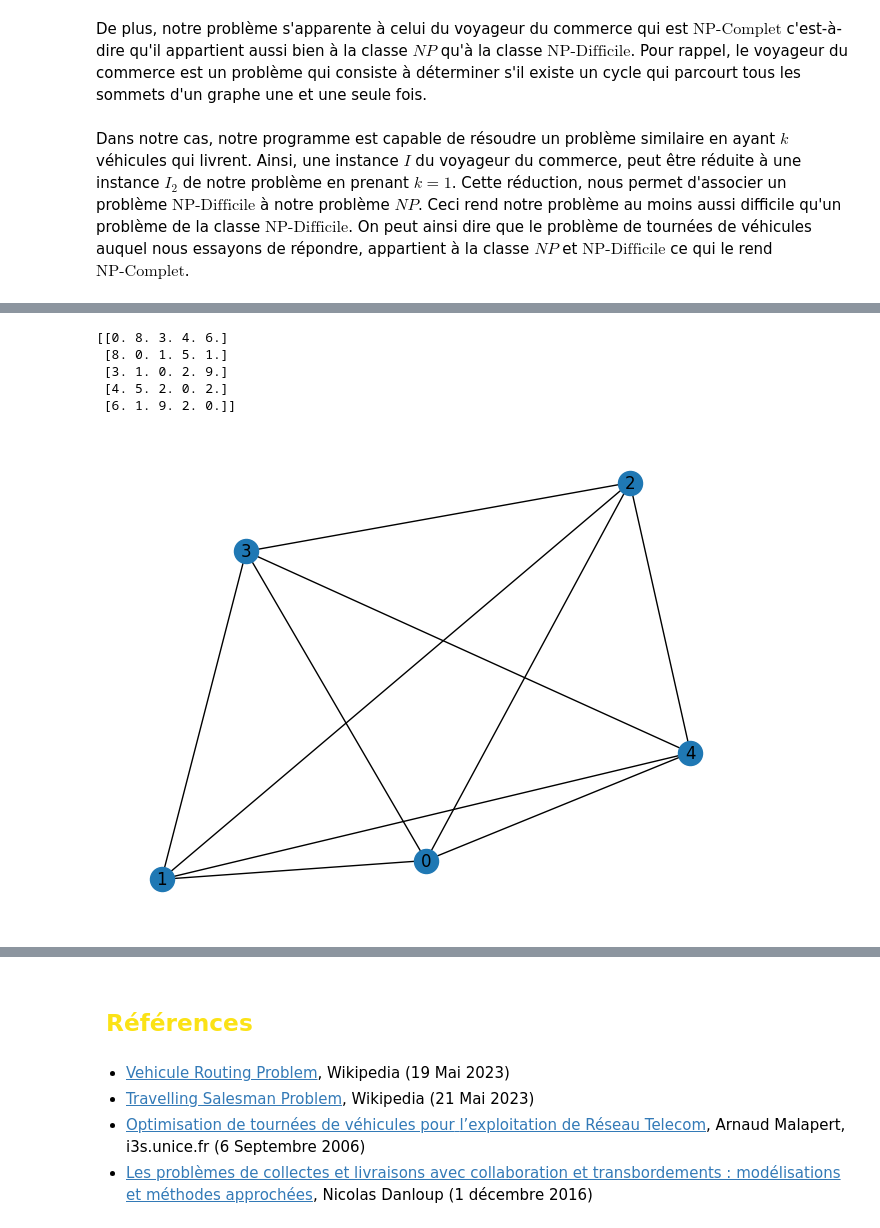
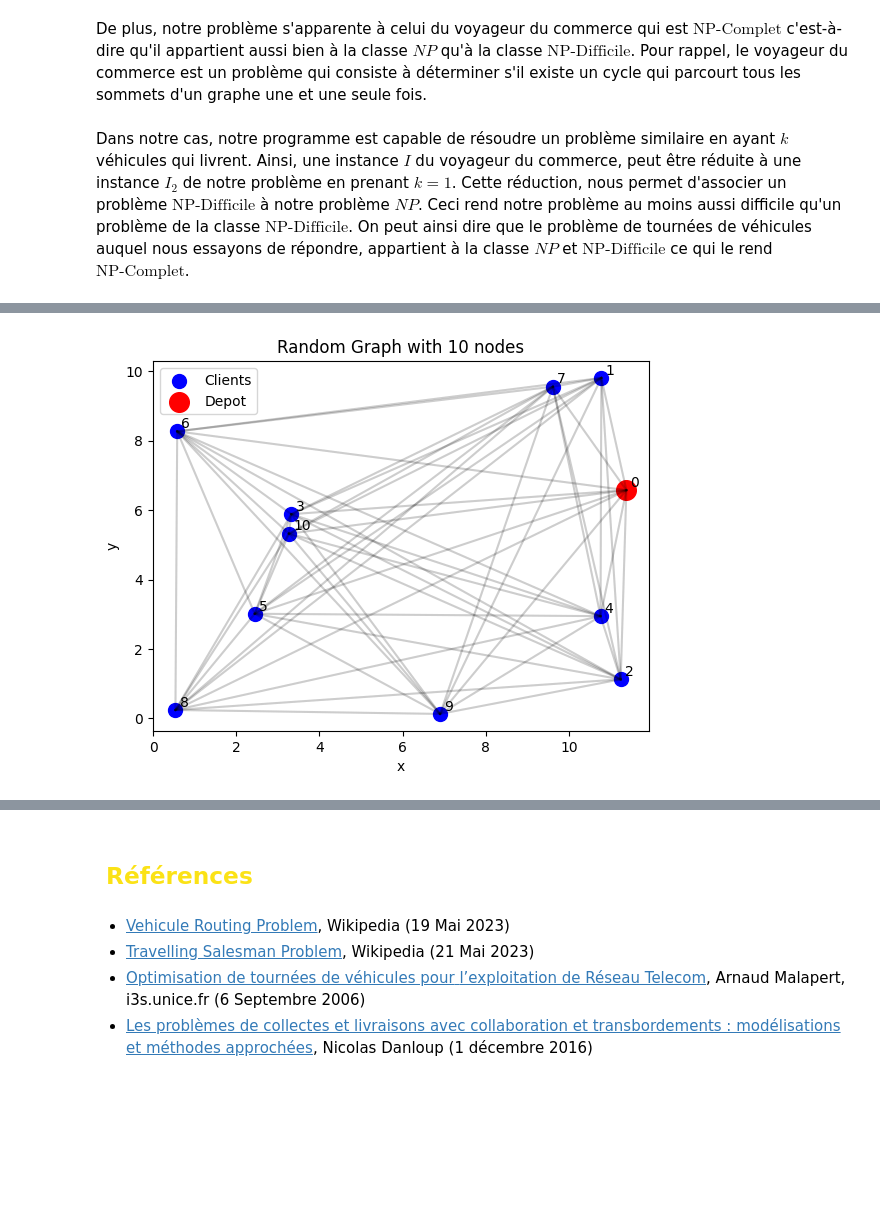
Before and after one commit to Vic06163/Algorithmics-project, a Jupyter notebook: Livrable v2.ipynb, the cells around one changed output, grey strips where cells are left out. Saved outputs shown, nothing was run; the diff lists cells and outputs as text; code cells hidden in the pictures; blank space fills up the shorter version.

```diff
--- a/Livrable v2.ipynb
+++ b/Livrable v2.ipynb
@@ -298,32 +279,44 @@ $$\forall i \in [0,n] ; \text{et} ; \forall j \in [0,n]$$
 <h4 style='text-align: left; color: #fbe216; padding:10px; margin-right: 50px;'>Méthode de génération des graphes</h4>
 
 Pour générer les graphes, nous allons génerer leur matrice d'adjacence. Pour cela, étant donné que nos graphes ne sont pas orientés, nous allons générer une moitié de la matrice et par symétrie remplir la seconde moitié. Le code ci-dessous reprend ce procédé :
-# %%
-def gen_random_graph(n, weight_range=(1, 10)):
-    """
-    Génère un graphe aléatoire complet pondéré à n sommets
-    """
-    matrix = np.zeros((n, n))
-    for i in range(n):
-        for j in range(i+1, n):
-            weight = random.randint(*weight_range)
-            matrix[i][j] = weight
-            matrix[j][i] = weight
-
-    return matrix
-
-n = 5 # Nombre de sommets
-matrix = gen_random_graph(n)
-
-print(matrix)
-graphe = nx.from_numpy_array(matrix)
-
-nx.draw(graphe, with_labels=True)
-plt.show()
-# %% [output]
-[[0. 8. 3. 4. 6.]
- [8. 0. 1. 5. 1.]
- [3. 1. 0. 2. 9.]
- [4. 5. 2. 0. 2.]
- [6. 1. 9. 2. 0.]]
-[figure, removed]
+# %%
+def generate_random_graph(n=10, weight_range=(1, 10)):
+    """
+    Generate a random graph with n nodes and random weights
+    """
+    xc = np.random.rand(n + 1)*12
+    yc = np.random.rand(n + 1)*12
+
+    # Generate initial traffic matrix
+    adjacency_matrix = np.zeros((n + 1, n + 1))
+    for i in range(n + 1):
+        for j in range(n + 1):
+            if i != j:
+                adjacency_matrix[i, j] = np.sqrt((xc[i] - xc[j])**2 + (yc[i] - yc[j])**2)
+                adjacency_matrix[j, i] = adjacency_matrix[i, j]
+
+    return adjacency_matrix, xc, yc
+
+n = 10 # Nombre de sommets
+matrix, xc, yc = generate_random_graph(n)
+
+plt.scatter(xc[1:], yc[1:], s=100, c='b', label="Clients")
+plt.scatter(xc[0], yc[0], s=200, c='r', label="Depot")
+
+# Draw edges
+for i in range(n + 1):
+    for j in range(n + 1):
+        if i != j:
+            plt.plot([xc[i], xc[j]], [yc[i], yc[j]], c='k', alpha=0.1)
+
+# Annotations for nodes
+for i in range(n + 1):
+    plt.annotate(i, (xc[i] + 0.1, yc[i] + 0.1))
+
+plt.title(f"Random Graph with {n} nodes")
+plt.xlabel("x")
+plt.ylabel("y")
+plt.legend()
+plt.show()
+# %% [output]
+[figure, added]
```
Also changed, not shown: parts of 31 cells of this notebook, 2 other files.
